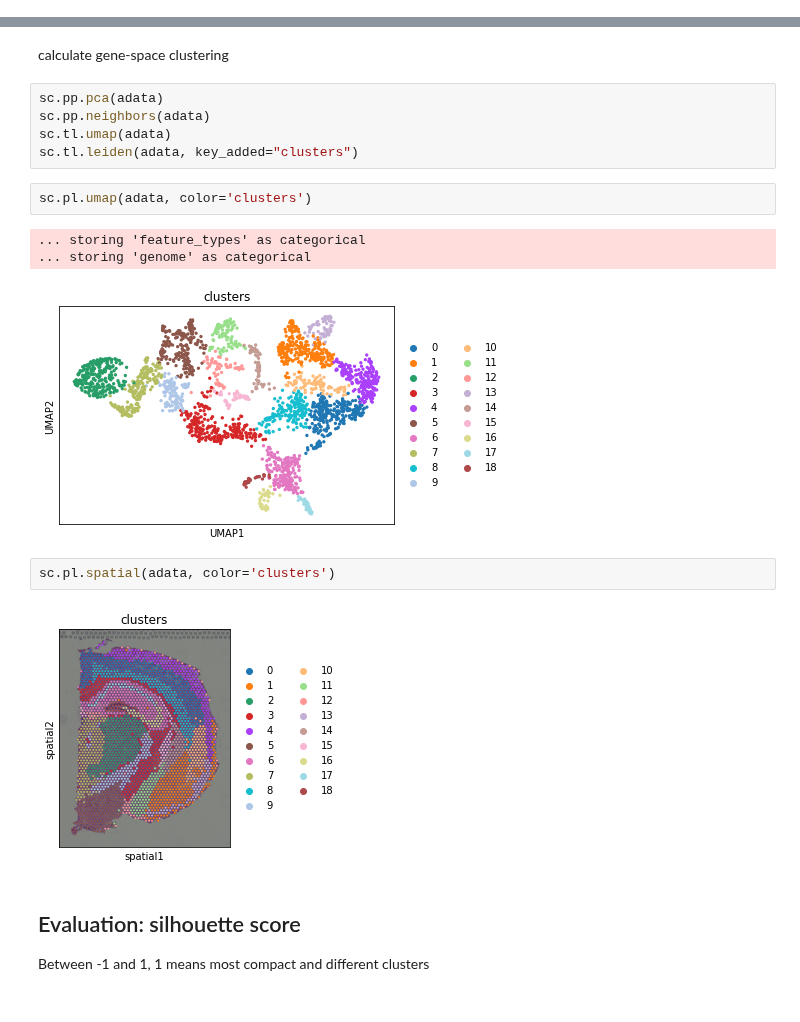
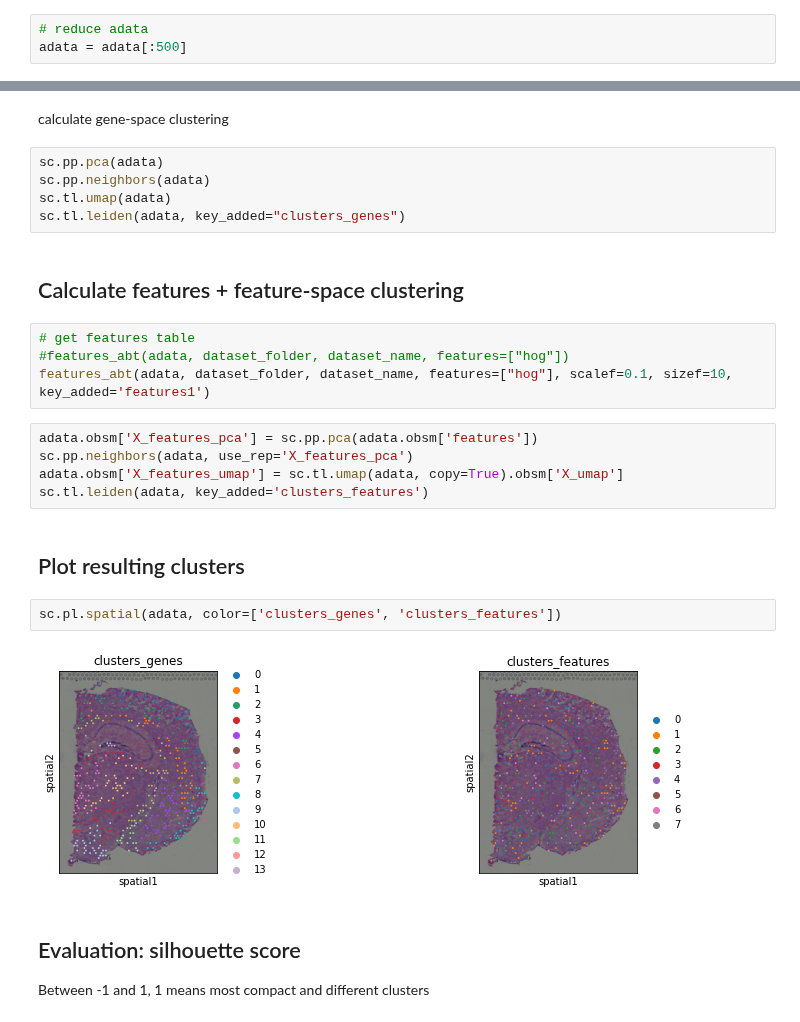
Before and after one commit to scverse/squidpy, a Jupyter notebook: notebooks/hs_feature_evaluation.ipynb, the cells around one changed output, grey strips where cells are left out. Cells and saved outputs as stored; diff of their text form.

```diff
--- a/notebooks/hs_feature_evaluation.ipynb
+++ b/notebooks/hs_feature_evaluation.ipynb
@@ -23,3 +24,6 @@ adata = sc.read_visium(
 # %% [output]
 Variable names are not unique. To make them unique, call `.var_names_make_unique`.
 Variable names are not unique. To make them unique, call `.var_names_make_unique`.
+# %%
+# reduce adata
+adata = adata[:500]
@@ -49,17 +57,24 @@ calculate gene-space clustering
 sc.pp.pca(adata)
 sc.pp.neighbors(adata)
 sc.tl.umap(adata)
-sc.tl.leiden(adata, key_added="clusters")
+sc.tl.leiden(adata, key_added="clusters_genes")
+# %% [markdown]
+## Calculate features + feature-space clustering
+# %%
+# get features table
+#features_abt(adata, dataset_folder, dataset_name, features=["hog"])
+features_abt(adata, dataset_folder, dataset_name, features=["hog"], scalef=0.1, sizef=10, key_added='features1')
+# %%
+adata.obsm['X_features_pca'] = sc.pp.pca(adata.obsm['features'])
+sc.pp.neighbors(adata, use_rep='X_features_pca')
+adata.obsm['X_features_umap'] = sc.tl.umap(adata, copy=True).obsm['X_umap']
+sc.tl.leiden(adata, key_added='clusters_features')
+# %% [markdown]
+## Plot resulting clusters
 # %%
-sc.pl.umap(adata, color='clusters')
+sc.pl.spatial(adata, color=['clusters_genes', 'clusters_features'])
 # %% [output]
-... storing 'feature_types' as categorical
-... storing 'genome' as categorical
-[figure, old version]
+[figure, new version]
-# %%
-sc.pl.spatial(adata, color='clusters')
-# %% [output]
-[figure, removed]
 # %% [markdown]
 ## Evaluation: silhouette score
 Between -1 and 1, 1 means most compact and different clusters
```
Also changed, not shown: parts of 5 cells of this notebook.
